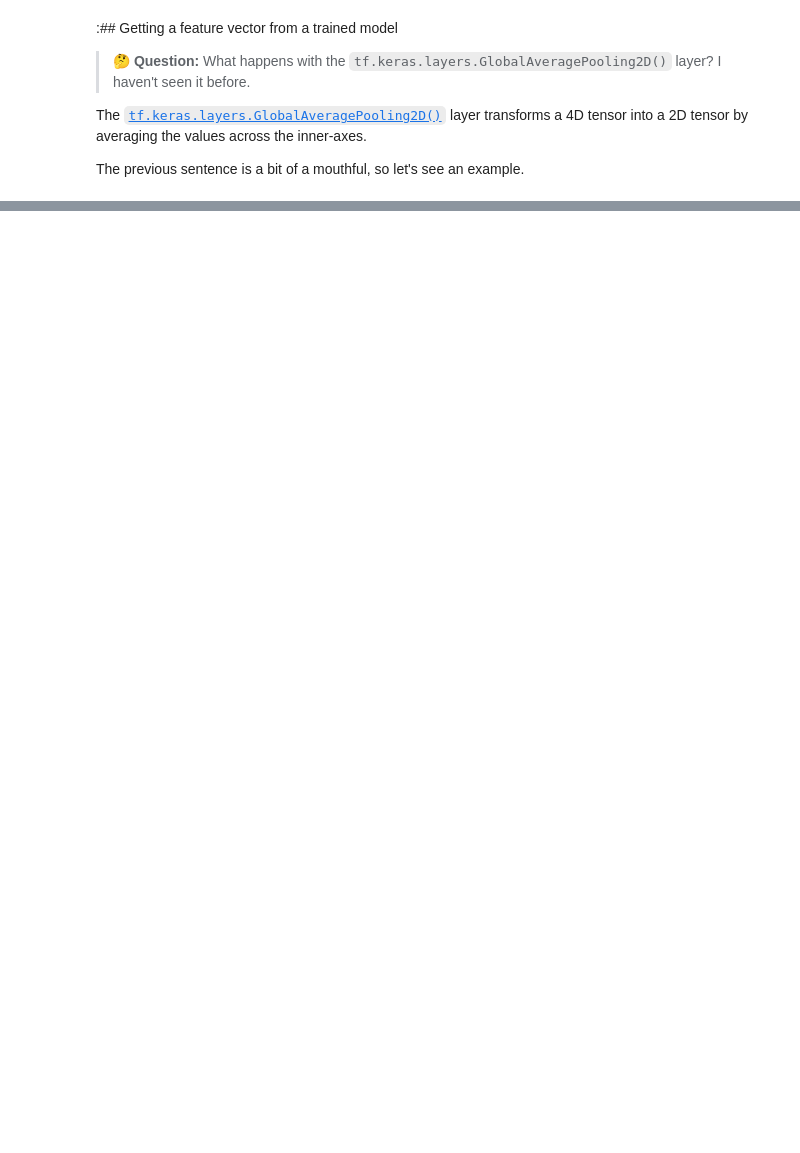
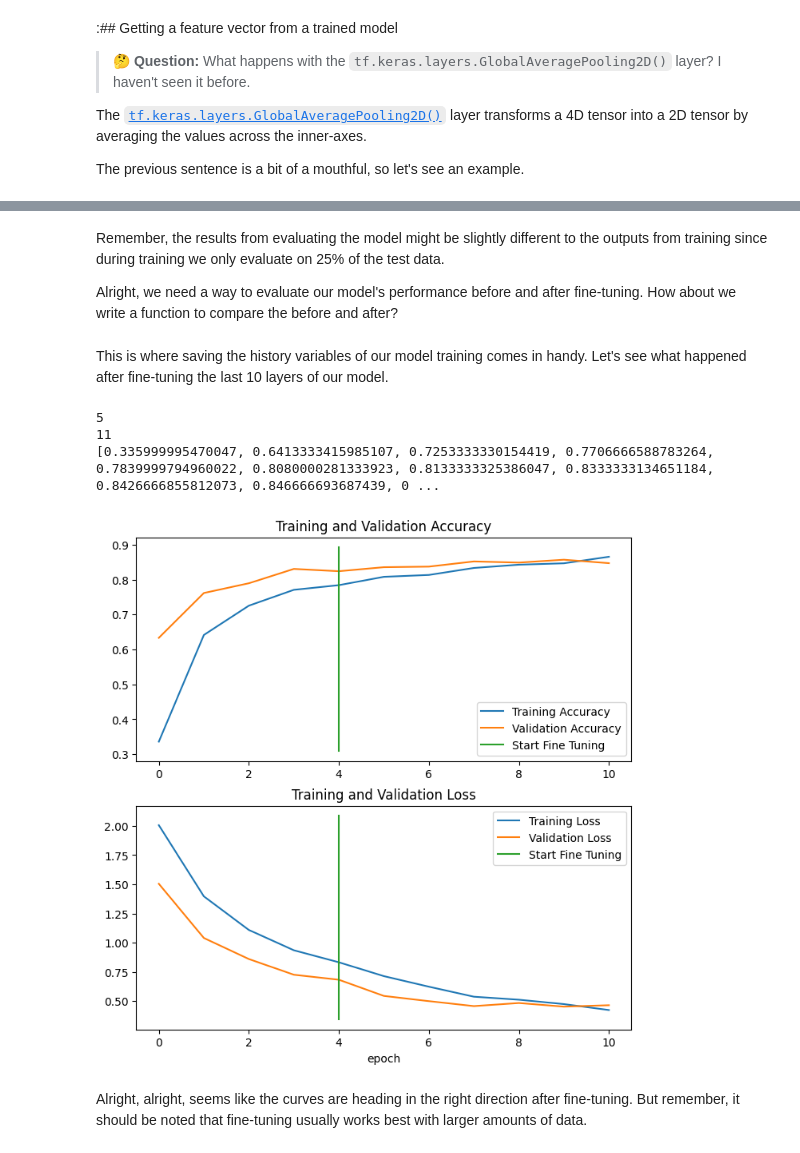
Before and after one commit to Akshhxt/TensorFlow, a Jupyter notebook: Transfer_Learning_in_TensorFlow(2)_Fine_Tuning_.ipynb, the cells around one changed output, grey strips where cells are left out. Saved outputs shown, nothing was run; the diff lists cells and outputs as text; code cells hidden in the pictures; blank space fills up the shorter version.

```diff
--- a/Transfer_Learning_in_TensorFlow(2)_Fine_Tuning_.ipynb
+++ b/Transfer_Learning_in_TensorFlow(2)_Fine_Tuning_.ipynb
@@ -424,0 +1075,4 @@ The previous sentence is a bit of a mouthful, so let's see an example.
+# %%
+# Load in saved model weights and evaluate model
+model_2.load_weights(checkpoint_path)
+loaded_weights_model_results = model_2.evaluate(test_data)
@@ -424,0 +1227,12 @@ The previous sentence is a bit of a mouthful, so let's see an example.
+# %%
+# Make all the layers in model_2_base_model trainable
+model_2_base_model.trainable = True
+
+# Freeze all layers except for the last 10
+for layer in model_2_base_model.layers[:-10]:
+  layer.trainable = False
+
+# Recompile the whole model (always recompile after any adjustments to a model)
+model_2.compile(loss="categorical_crossentropy",
+                optimizer=tf.keras.optimizers.Adam(learning_rate=0.0001), # lr is 10x lower than before for fine-tuning
+                metrics=["accuracy"])
@@ -424,0 +1289,11 @@ The previous sentence is a bit of a mouthful, so let's see an example.
+# %%
+# Fine tune for another 5 epochs
+fine_tune_epochs = initial_epochs + 5
+
+# Refit the model (same as model_2 except with more trainable layers)
+history_fine_10_percent_data_aug = model_2.fit(train_data_10_percent,
+                                               epochs=fine_tune_epochs,
+                                               validation_data=test_data,
+                                               initial_epoch=history_10_percent_data_aug.epoch[-1], # start from previous last epoch
+                                               validation_steps=int(0.25 * len(test_data)),
+                                               callbacks=[create_tensorboard_callback("transfer_learning", "10_percent_fine_tune_last_10")]) # name experiment appropriately
@@ -424,0 +1323,4 @@ The previous sentence is a bit of a mouthful, so let's see an example.
+# %% [markdown]
+Remember, the results from evaluating the model might be slightly different to the outputs from training since during training we only evaluate on 25% of the test data.
+
+Alright, we need a way to evaluate our model's performance before and after fine-tuning. How about we write a function to compare the before and after?
@@ -424,0 +1370,13 @@ The previous sentence is a bit of a mouthful, so let's see an example.
+# %% [markdown]
+This is where saving the history variables of our model training comes in handy. Let's see what happened after fine-tuning the last 10 layers of our model.
+# %%
+compare_historys(original_history=history_10_percent_data_aug,
+                 new_history=history_fine_10_percent_data_aug,
+                 initial_epochs=5)
+# %% [output]
+5
+11
+[0.335999995470047, 0.6413333415985107, 0.7253333330154419, 0.7706666588783264, 0.7839999794960022, 0.8080000281333923, 0.8133333325386047, 0.8333333134651184, 0.8426666855812073, 0.846666693687439, 0 ...
+[figure, added]
+# %% [markdown]
+Alright, alright, seems like the curves are heading in the right direction after fine-tuning. But remember, it should be noted that fine-tuning usually works best with larger amounts of data.
```
Also changed, not shown: parts of 136 cells of this notebook.
